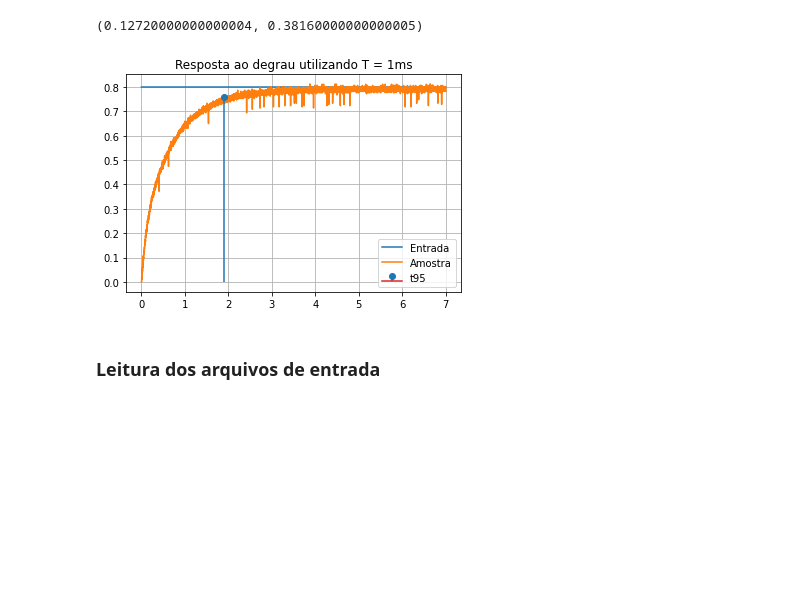
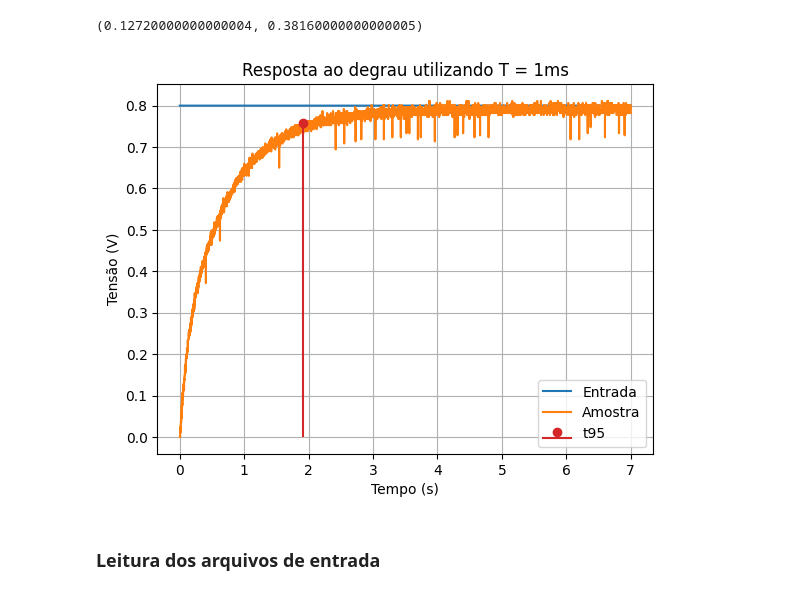
Before and after one commit to RafaelChavesPB/Controle-Digital, a Jupyter notebook: Projeto3 - Sistemas de Controle.ipynb, the cells around one changed output. Cells and saved outputs as stored; diff of their text form; code cells hidden in the pictures; blank space fills up the shorter version.

Commit message:
label e cor plot t95

```diff
--- a/Projeto3 - Sistemas de Controle.ipynb
+++ b/Projeto3 - Sistemas de Controle.ipynb
@@ -161,13 +161,15 @@ lower_t95, upper_t95
 # %%
 plt.plot(t_001, len(t_001)*[.8], label='Entrada')
 plt.step(t_001, val_001, label='Amostra')
-plt.stem(t_001[idx], val_001[idx], label='t95')
+plt.stem(t_001[idx], val_001[idx], label='t95', linefmt='C3-')
 plt.title('Resposta ao degrau utilizando T = 1ms')
 plt.legend()
+plt.ylabel("Tensão (V)")
+plt.xlabel("Tempo (s)")
 plt.grid()
 plt.show()
 # %% [output]
-[figure, old version]
+[figure, new version]
 # %% [markdown]
 ### Leitura dos arquivos de entrada
 # %%
```
